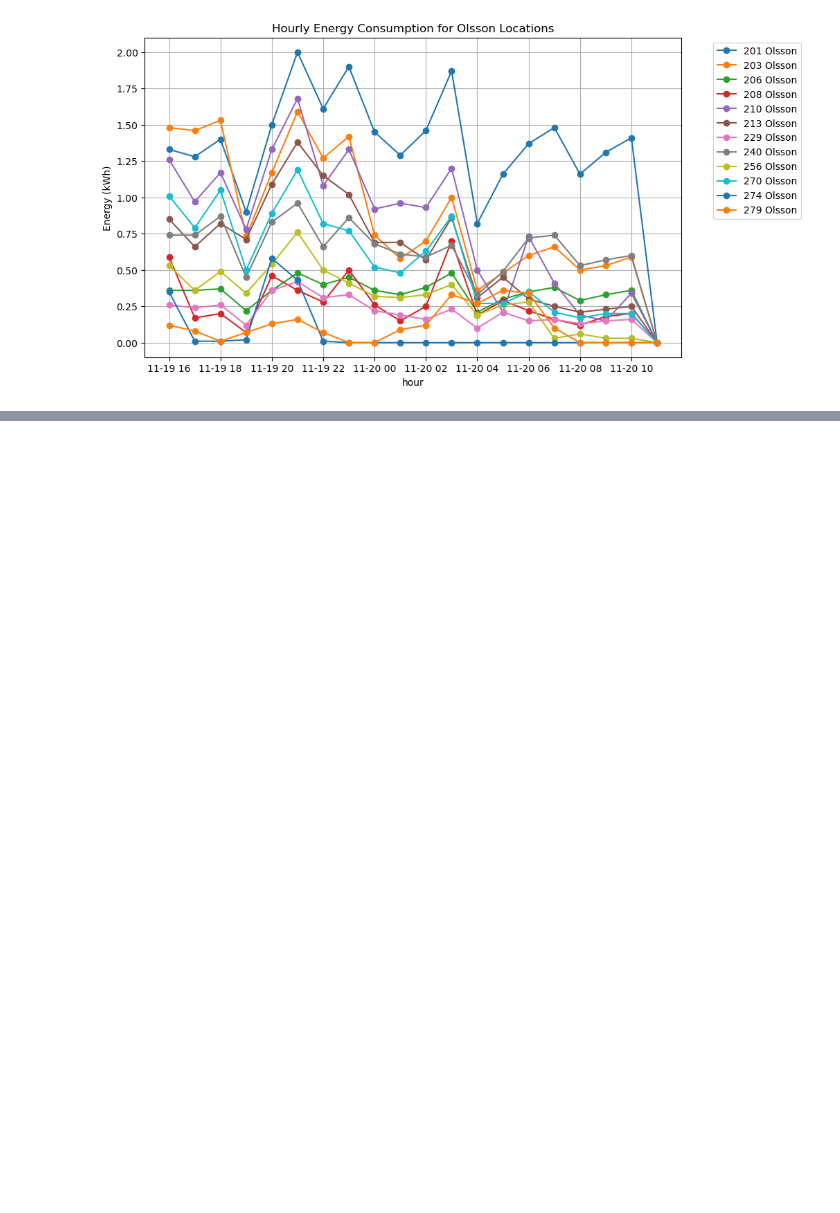
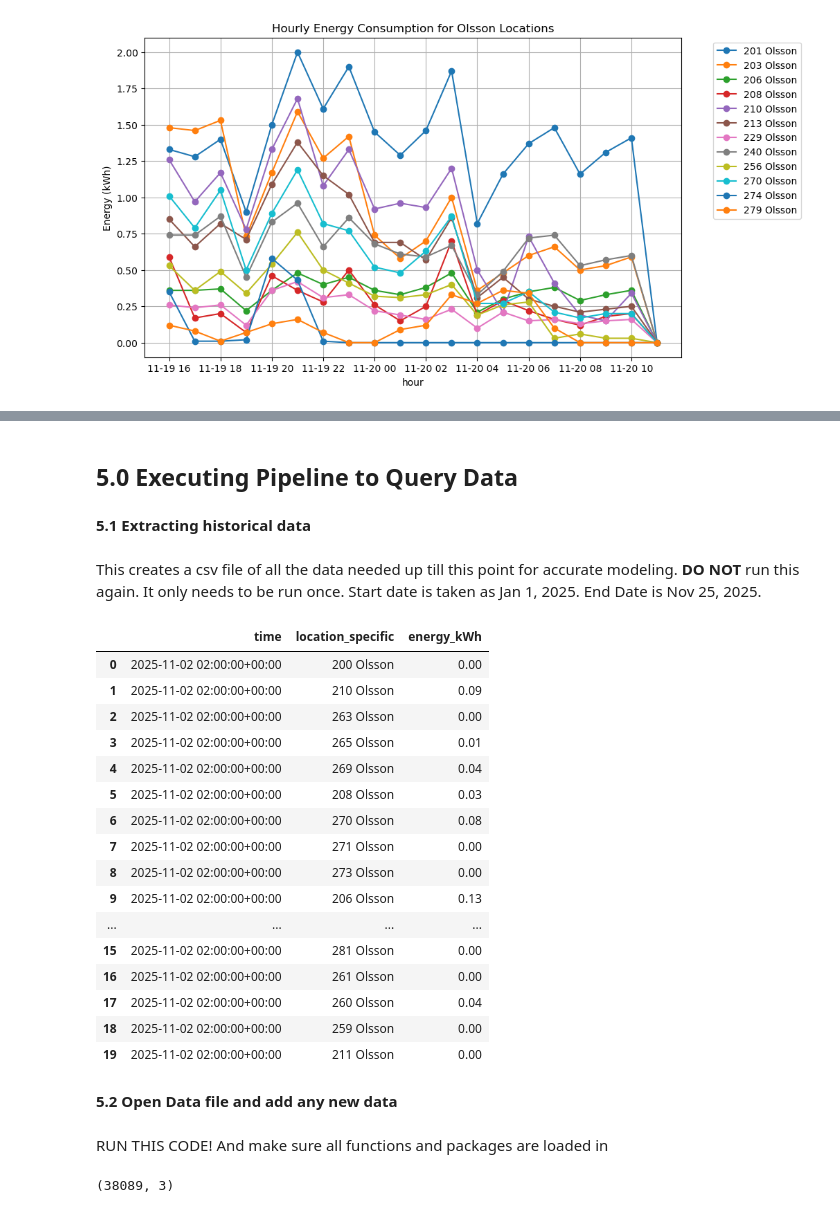
Before and after one commit to Taran-Gupta/SaHB-Energy-Mapping, a Jupyter notebook: Power Data.ipynb, the cells around one changed output, grey strips where cells are left out. Drawn from its saved outputs; the diff is of its cells as text; code cells hidden in the pictures; blank space fills up the shorter version.

```diff
--- a/Power Data.ipynb
+++ b/Power Data.ipynb
@@ -232,0 +239,28 @@ plt.show()
+# %%
+import pandas as pd
+import numpy as np
+from datetime import timedelta
+from sklearn.cluster import KMeans
+from sklearn.preprocessing import StandardScaler
+import matplotlib.pyplot as plt
+from typing import Tuple, Dict, Any, List, Optional
+import random
+
+# -------------------------
+# Config / constants
+# -------------------------
+TIME_COL = "time"
+ROOM_COL = "location_specific"
+ENERGY_COL = "energy_kWh"
+
+# Night definition (you can change)
+NIGHT_START = 22  # 10 PM
+NIGHT_END = 7     # 7 AM (next day)
+# Z-score threshold
+Z_THRESH = 2.0
+# Rolling window for z-score baseline (in days)
+ROLLING_LOOKBACK_DAYS = 14
+# Clustering params
+KMEANS_CLUSTERS = 2
+# Minimum anomaly duration to count as persistent (in minutes)
+MIN_PERSIST_MINUTES = 30
@@ -232,0 +1108,30 @@ plt.show()
+# %% [markdown]
+## **5.0 Executing Pipeline to Query Data**
+# %% [markdown]
+**5.1 Extracting historical data**
+# %% [markdown]
+This creates a csv file of all the data needed up till this point for accurate modeling. **DO NOT** run this again. It only needs to be run once. Start date is taken as Jan 1, 2025. End Date is Nov 25, 2025.
+# %%
+start = pd.Timestamp("2025-11-01")
+end = pd.Timestamp("2025-11-25")
+df_all = query_influx_nights(start, end, interval="15m")
+
+df_all.head(20)
+# %% [output]
+|  | time | location_specific | energy_kWh |
+| 0 | 2025-11-02 02:00:00+00:00 | 200 Olsson | 0.00 |
+| 1 | 2025-11-02 02:00:00+00:00 | 210 Olsson | 0.09 |
+| 2 | 2025-11-02 02:00:00+00:00 | 263 Olsson | 0.00 |
+| 3 | 2025-11-02 02:00:00+00:00 | 265 Olsson | 0.01 |
+| 4 | 2025-11-02 02:00:00+00:00 | 269 Olsson | 0.04 |
+| 5 | 2025-11-02 02:00:00+00:00 | 208 Olsson | 0.03 |
+| 6 | 2025-11-02 02:00:00+00:00 | 270 Olsson | 0.08 |
+| 7 | 2025-11-02 02:00:00+00:00 | 271 Olsson | 0.00 |
+| 8 | 2025-11-02 02:00:00+00:00 | 273 Olsson | 0.00 |
+| 9 | 2025-11-02 02:00:00+00:00 | 206 Olsson | 0.13 |
+| ... | ... | ... | ... |
+| 15 | 2025-11-02 02:00:00+00:00 | 281 Olsson | 0.00 |
+| 16 | 2025-11-02 02:00:00+00:00 | 261 Olsson | 0.00 |
+| 17 | 2025-11-02 02:00:00+00:00 | 260 Olsson | 0.04 |
+| 18 | 2025-11-02 02:00:00+00:00 | 259 Olsson | 0.00 |
+| 19 | 2025-11-02 02:00:00+00:00 | 211 Olsson | 0.00 |
@@ -232,0 +1141,4 @@ plt.show()
+# %% [markdown]
+**5.2 Open Data file and add any new data**
+# %% [markdown]
+RUN THIS CODE! And make sure all functions and packages are loaded in
@@ -232,0 +1166,4 @@ plt.show()
+# %%
+df_all.shape
+# %% [output]
+(38089, 3)
```
Also changed, not shown: parts of 58 cells of this notebook, 1 other file.
